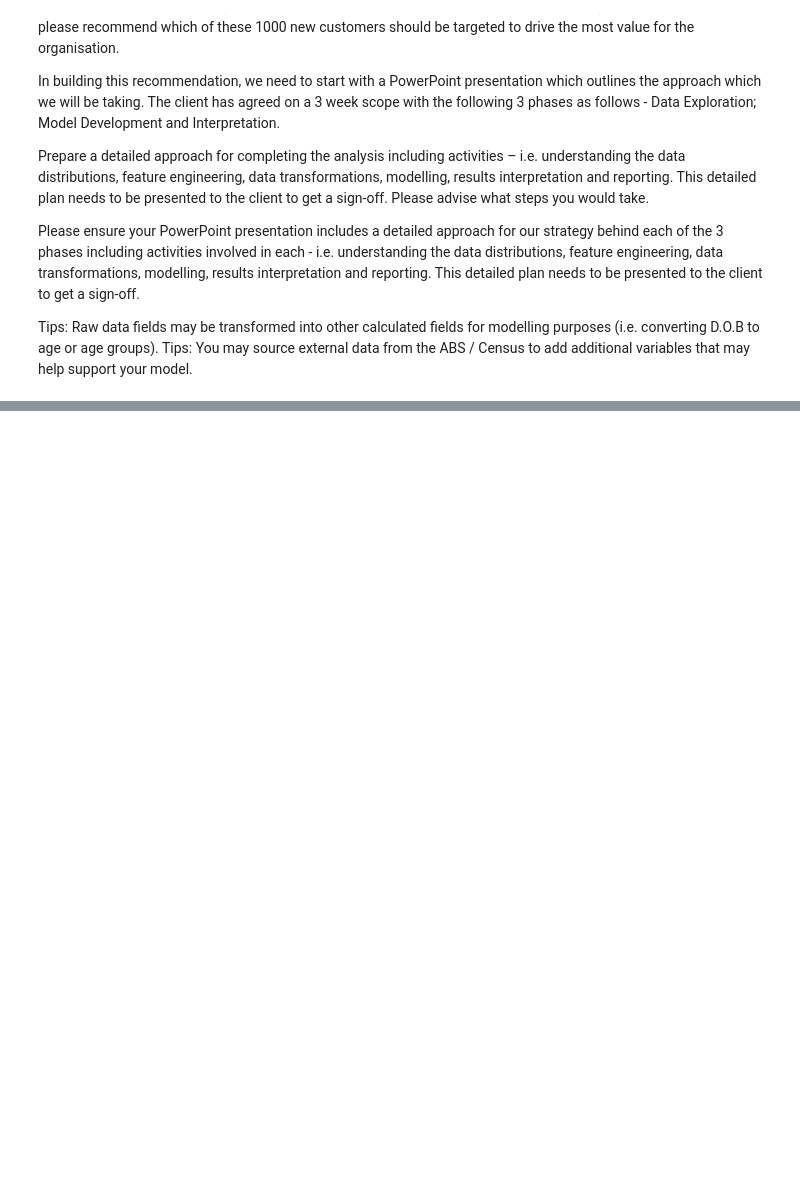
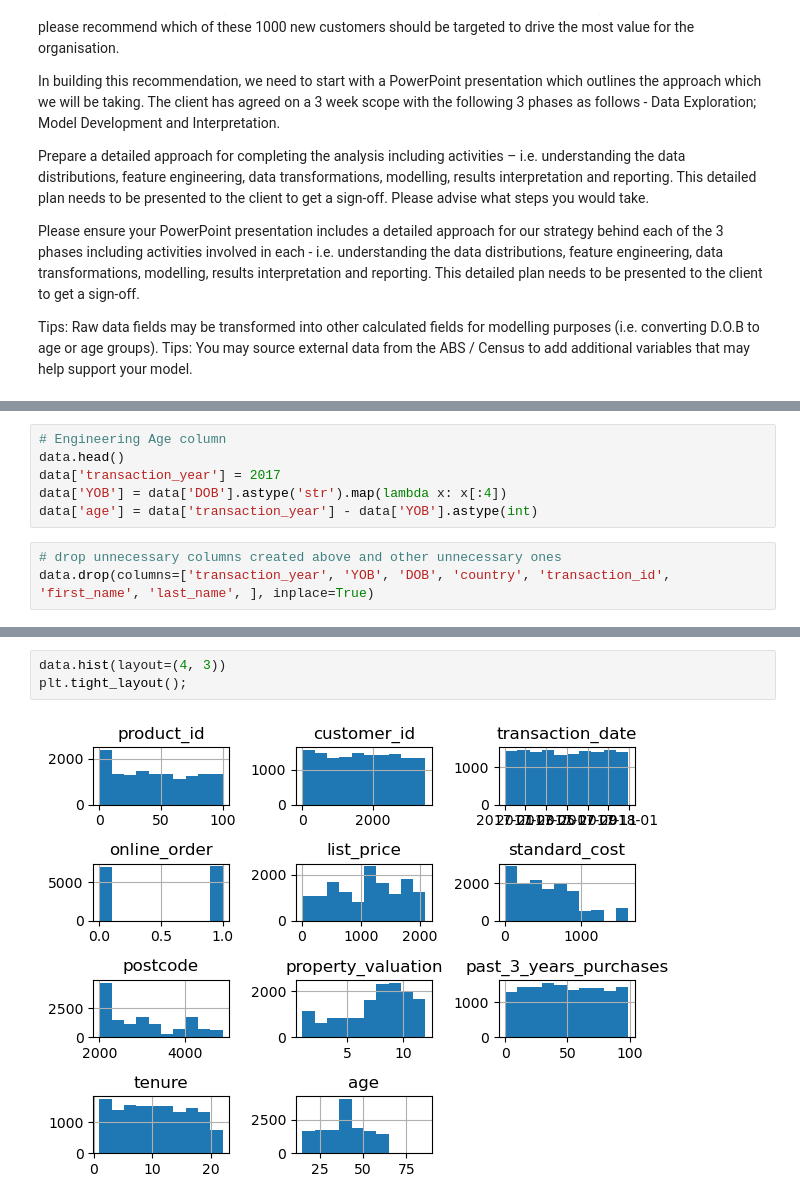
Before and after one commit to Nickimani/KPMG_Virtual_Internship, a Jupyter notebook: Notebook.ipynb, the cells around one changed output, grey strips where cells are left out. Saved outputs shown, nothing was run; the diff lists cells and outputs as text; blank space fills up the shorter version.

```diff
--- a/Notebook.ipynb
+++ b/Notebook.ipynb
@@ -346,0 +352,9 @@ Tips: Raw data fields may be transformed into other calculated fields for modell
+# %%
+# Engineering Age column
+data.head()
+data['transaction_year'] = 2017
+data['YOB'] = data['DOB'].astype('str').map(lambda x: x[:4])
+data['age'] = data['transaction_year'] - data['YOB'].astype(int)
+# %%
+# drop unnecessary columns created above and other unnecessary ones
+data.drop(columns=['transaction_year', 'YOB', 'DOB', 'country', 'transaction_id', 'first_name', 'last_name', ], inplace=True)
@@ -346,0 +382,5 @@ Tips: Raw data fields may be transformed into other calculated fields for modell
+# %%
+data.hist(layout=(4, 3))
+plt.tight_layout();
+# %% [output]
+[figure, added]
```
Also changed, not shown: parts of 18 cells of this notebook, 4 other files.
